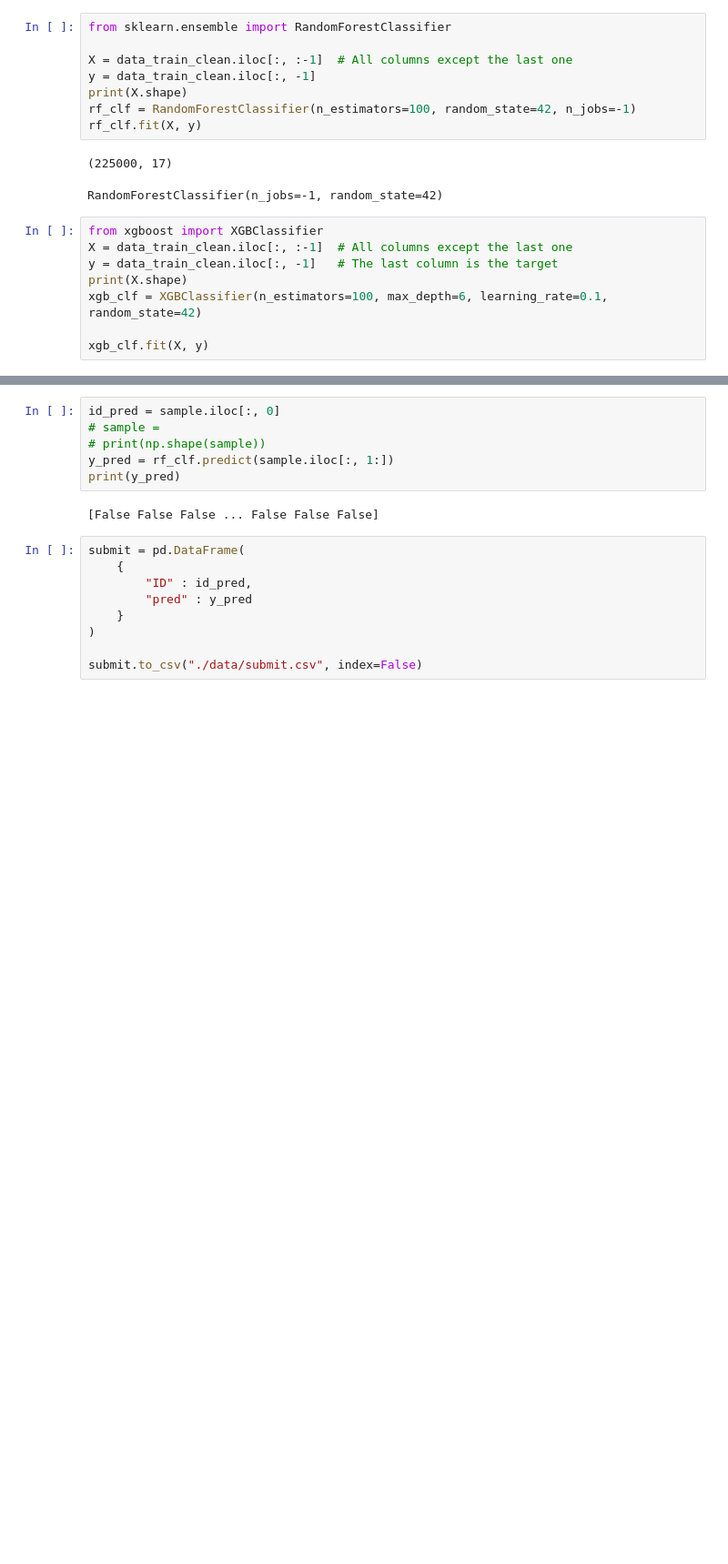
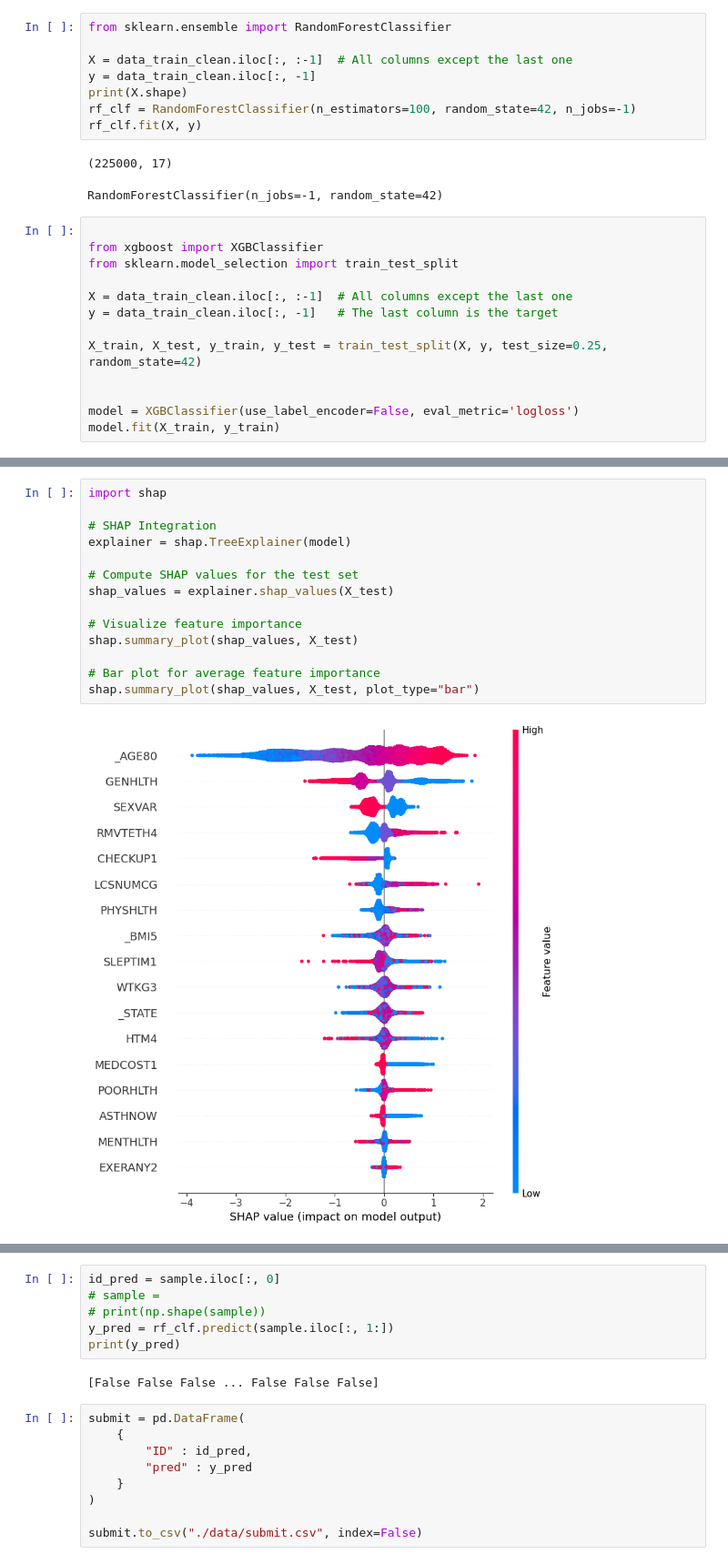
Before and after one commit to Twxstq/sdd-hackathon-heart-risk, a Jupyter notebook: hackathon.ipynb, the cells around one changed output, grey strips where cells are left out. Shown at 91% size. Cells and saved outputs as stored; diff of their text form; blank space fills up the shorter version.

```diff
--- a/hackathon.ipynb
+++ b/hackathon.ipynb
@@ -432,11 +441,16 @@ rf_clf.fit(X, y)
 (225000, 17)
 RandomForestClassifier(n_jobs=-1, random_state=42)
 # %%
+
 from xgboost import XGBClassifier
+from sklearn.model_selection import train_test_split
+
 X = data_train_clean.iloc[:, :-1]  # All columns except the last one
 y = data_train_clean.iloc[:, -1]   # The last column is the target
-print(X.shape)
-xgb_clf = XGBClassifier(n_estimators=100, max_depth=6, learning_rate=0.1, random_state=42)
 
-xgb_clf.fit(X, y)
+X_train, X_test, y_train, y_test = train_test_split(X, y, test_size=0.25, random_state=42)
+
+
+model = XGBClassifier(use_label_encoder=False, eval_metric='logloss')
+model.fit(X_train, y_train)
 # %% [output]
@@ -454,0 +471,16 @@ XGBClassifier(base_score=None, booster=None, callbacks=None,
+# %%
+import shap
+
+# SHAP Integration
+explainer = shap.TreeExplainer(model)
+
+# Compute SHAP values for the test set
+shap_values = explainer.shap_values(X_test)
+
+# Visualize feature importance
+shap.summary_plot(shap_values, X_test)
+
+# Bar plot for average feature importance
+shap.summary_plot(shap_values, X_test, plot_type="bar")
+# %% [output]
+[figure, added]
```
Also changed, not shown: parts of 7 cells of this notebook.
